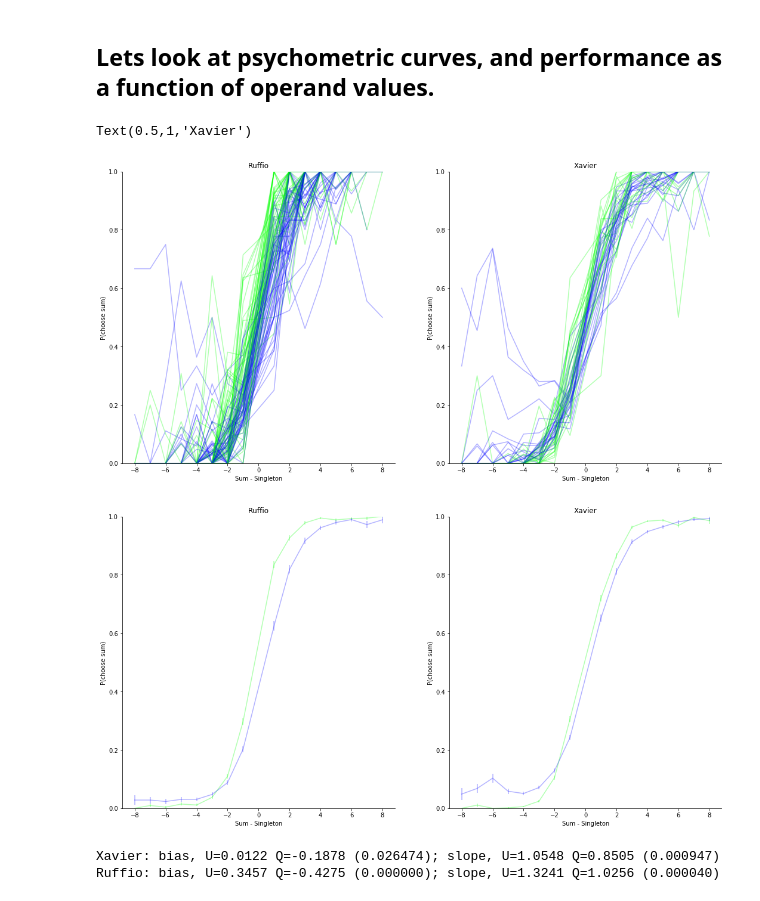
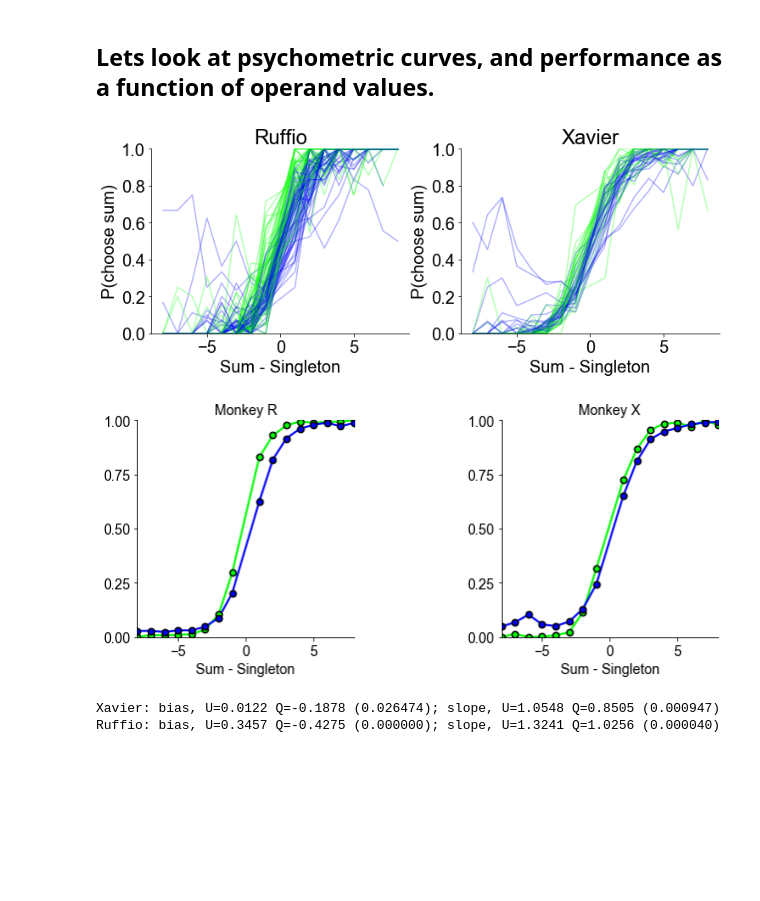
Before and after one commit to bartmassi/thesis, a Jupyter notebook: exploratory_analysis.ipynb, the cells around one changed output. Drawn from its saved outputs; the diff is of its cells as text; code cells hidden in the pictures; blank space fills up the shorter version.

```diff
--- a/exploratory_analysis.ipynb
+++ b/exploratory_analysis.ipynb
@@ -8,7 +8,11 @@ import statsmodels
 import scipy
 import numpy as np
 from matplotlib import pyplot as plt,rcParams
+from matplotlib.backends.backend_pdf import PdfPages
 
+rcParams['pdf.fonttype'] = 42
+rcParams['ps.fonttype'] = 42
+rcParams['font.family'] = 'Arial'
 rcParams['axes.grid']=False
 rcParams['font.size'] = 20
 rcParams['axes.spines.right'] = False
@@ -165,30 +169,51 @@ def plot_balanced_psc(psc_dict,ax=None,error=True,alpha=.3):
 # %%
 #Generate and visualize psychometric curves for each session.
 
 #Declare an axes to plot it on
-_,ax = plt.subplots(1,2,figsize=[18,9])
+_,ax = plt.subplots(1,2,figsize=[12,4])
 
 #Make a wrapper function for our map that will map data to our figure.
 plot_wrapper = lambda x,ax: plot_balanced_psc(get_balanced_psc(x),ax=ax,error=False)
 
 #Map it to make the plots
 a = list(map(lambda x: plot_wrapper(x,ax[0]),balanced_trialsets_r))
 ax[0].set_title('Ruffio')
 b = list(map(lambda x: plot_wrapper(x,ax[1]),balanced_trialsets_x))
 ax[1].set_title('Xavier')
 
 
 #Run once on the combined data.
-_,ax = plt.subplots(1,2,figsize=[18,9])
+_,ax = plt.subplots(1,2,figsize=[12,4])
 
-a = plot_balanced_psc(get_balanced_psc(all_balanced_data_r),ax[0],error=True)
-ax[0].set_title('Ruffio')
-b = plot_balanced_psc(get_balanced_psc(all_balanced_data_x),ax[1],error=True)
-ax[1].set_title('Xavier')
+# a = plot_balanced_psc(get_balanced_psc(all_balanced_data_r),ax[0],error=True)
+# ax[0].set_title('Ruffio')
+# b = plot_balanced_psc(get_balanced_psc(all_balanced_data_x),ax[1],error=True)
+# ax[1].set_title('Xavier')
+
+psc_r = get_balanced_psc(all_balanced_data_r)
+psc_x = get_balanced_psc(all_balanced_data_x)
+
+with PdfPages('QuadUniPsc.pdf') as pdf:
+    #Plot pooled psychometric curves in quad/uni trials
+    Plotter.lineplot(ax[0],xdata=psc_r['udiff'],ydata=psc_r['curve_uni'],sem=psc_r['curve_uni_error'],
+                     color=[0,1,0],title='Monkey R',xlabel='Sum - Singleton',yticks=[0,.25,.5,.75,1],ylim=[0,1],xlim=[-8,8])
+    Plotter.scatter(ax[0],xdata=psc_r['udiff'],ydata=psc_r['curve_uni'],identity='off',color=[0,1,0])
+    Plotter.lineplot(ax[0],xdata=psc_r['udiff'],ydata=psc_r['curve_quad'],sem=psc_r['curve_quad_error'],
+                     color=[0,0,1],title='Monkey R',xlabel='Sum - Singleton',yticks=[0,.25,.5,.75,1],ylim=[0,1],xlim=[-8,8])
+    Plotter.scatter(ax[0],xdata=psc_r['udiff'],ydata=psc_r['curve_quad'],identity='off',color=[0,0,1])
+
+
+    Plotter.lineplot(ax[1],xdata=psc_x['udiff'],ydata=psc_x['curve_uni'],sem=psc_x['curve_uni_error'],
+                     color=[0,1,0],title='Monkey X',xlabel='Sum - Singleton',yticks=[0,.25,.5,.75,1],ylim=[0,1],xlim=[-8,8])
+    Plotter.scatter(ax[1],xdata=psc_x['udiff'],ydata=psc_x['curve_uni'],identity='off',color=[0,1,0])
+    Plotter.lineplot(ax[1],xdata=psc_x['udiff'],ydata=psc_x['curve_quad'],sem=psc_x['curve_quad_error'],
+                     color=[0,0,1],title='Monkey X',xlabel='Sum - Singleton',yticks=[0,.25,.5,.75,1],ylim=[0,1],xlim=[-8,8])
+    Plotter.scatter(ax[1],xdata=psc_x['udiff'],ydata=psc_x['curve_quad'],identity='off',color=[0,0,1])
+
+    pdf.savefig()
 # %% [output]
-Text(0.5,1,'Xavier')
-[figure, old version]
+[figure, new version]
-[figure, old version]
+[figure, new version]
 # %%
 # Lets fit two-parameter logistic functions to the psychometric curve data for each session,
 # so that we can get the bias and slope for sum-singleton on a per-session basis.
```
